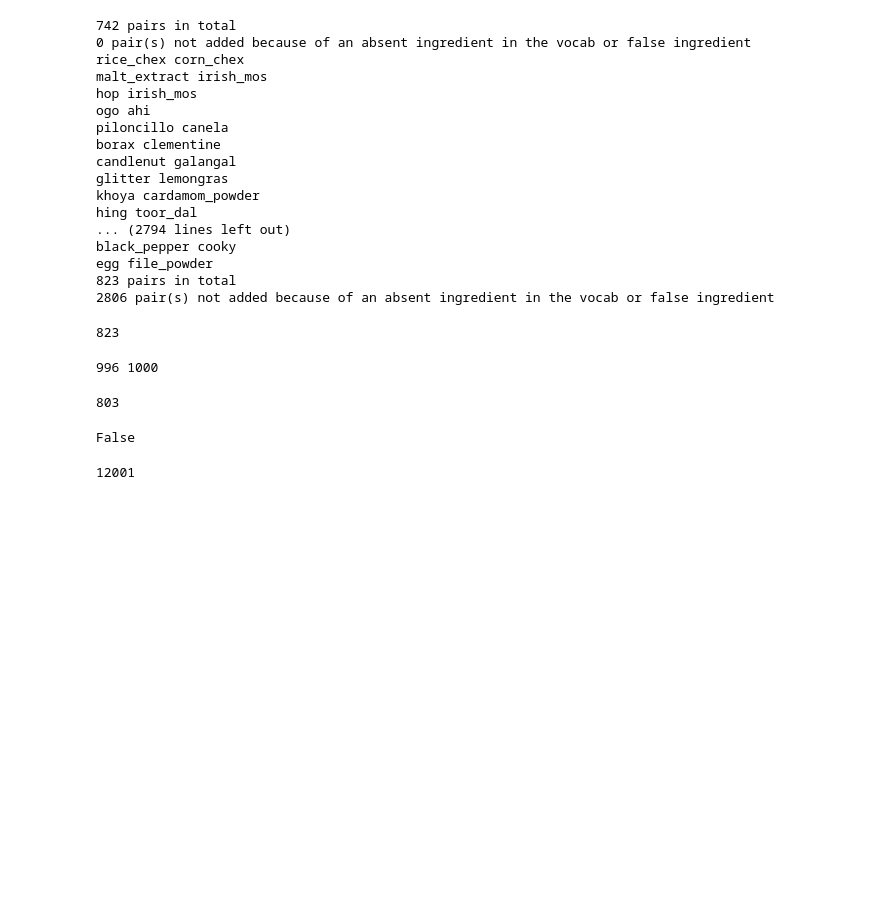
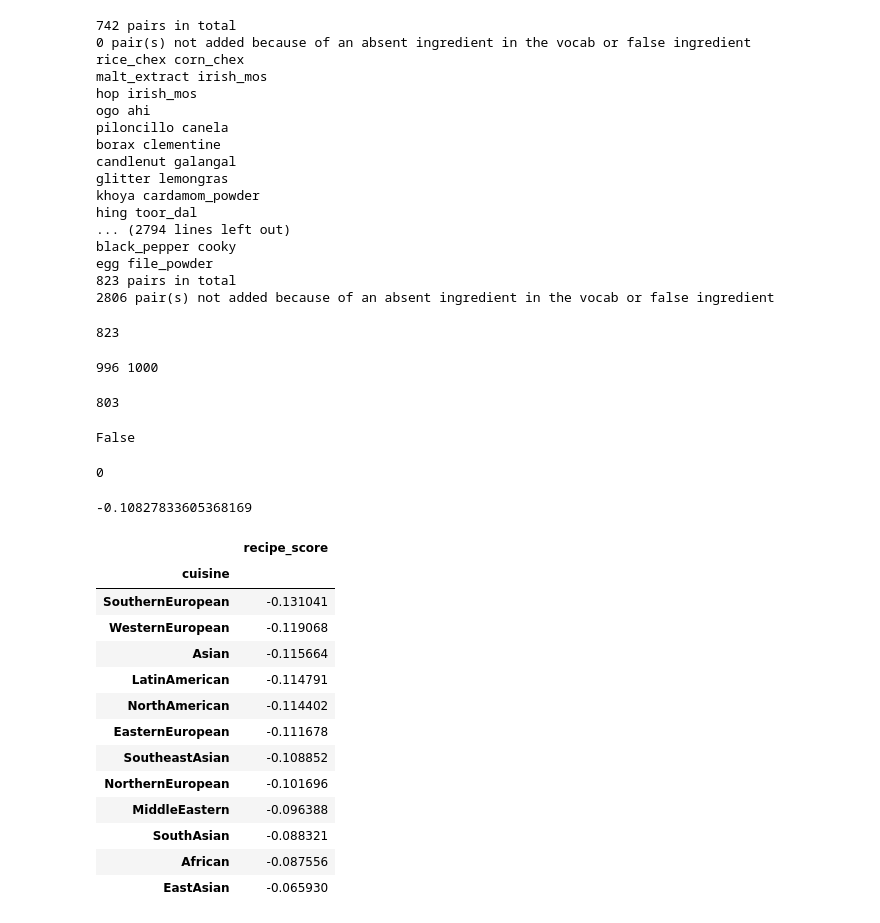
Before and after one commit to catherning/food_recipe_gen, a Jupyter notebook: cuisine_classification/kitchenette_analysis.ipynb, the cells around one changed output. Saved outputs shown, nothing was run; the diff lists cells and outputs as text; code cells hidden in the pictures; blank space fills up the shorter version.

```diff
--- a/cuisine_classification/kitchenette_analysis.ipynb
+++ b/cuisine_classification/kitchenette_analysis.ipynb
@@ -103,14 +103,15 @@ for index, recipe in df_train.iterrows():
                 nb+=1
 
             except KeyError:
-                if ingr1 in vocab_ingrs.word2idx and ingr2 in vocab_ingrs.word2idx:
-                    try:
-                        ing1 = vocab_main_ingr.idx2word[vocab_ingrs.word2idx[ingr1]][0]
-                        ing2 = vocab_main_ingr.idx2word[vocab_ingrs.word2idx[ingr2]][0]
-                        score += pairing.pairing_scores[pairing.pairedIngr[ing1]][pairing.pairedIngr[ing2]]
-                        nb+=1
-                    except KeyError:
-                        count_err+=1
+                pass
+                #if ingr1 in vocab_ingrs.word2idx and ingr2 in vocab_ingrs.word2idx:
+                 #   try:
+                  #      ing1 = vocab_main_ingr.idx2word[vocab_ingrs.word2idx[ingr1]][0]
+                   #     ing2 = vocab_main_ingr.idx2word[vocab_ingrs.word2idx[ingr2]][0]
+                    #    score += pairing.pairing_scores[pairing.pairedIngr[ing1]][pairing.pairedIngr[ing2]]
+                     #   nb+=1
+                    #except KeyError:
+                     #   count_err+=1
     try:
         to_add.append(score/nb)
     except ZeroDivisionError:
@@ -119,7 +120,28 @@ for index, recipe in df_train.iterrows():
 df_train["recipe_score"] = to_add
 print(count_err)
 # %% [output]
-12001
+0
+# %%
+df_train["recipe_score"].mean()
+# %% [output]
+-0.10827833605368169
+# %%
+df_train[["cuisine","recipe_score"]][df_train["recipe_score"]!=0].groupby(["cuisine"]).mean().sort_values(by="recipe_score")
+# %% [output]
+|  | recipe_score |
+| cuisine |  |
+| SouthernEuropean | -0.131041 |
+| WesternEuropean | -0.119068 |
+| Asian | -0.115664 |
+| LatinAmerican | -0.114791 |
+| NorthAmerican | -0.114402 |
+| EasternEuropean | -0.111678 |
+| SoutheastAsian | -0.108852 |
+| NorthernEuropean | -0.101696 |
+| MiddleEastern | -0.096388 |
+| SouthAsian | -0.088321 |
+| African | -0.087556 |
+| EastAsian | -0.065930 |
 # %%
 %matplotlib inline
 plt.style.use('ggplot')
```
Also changed, not shown: parts of 4 cells of this notebook, 4 other files.
